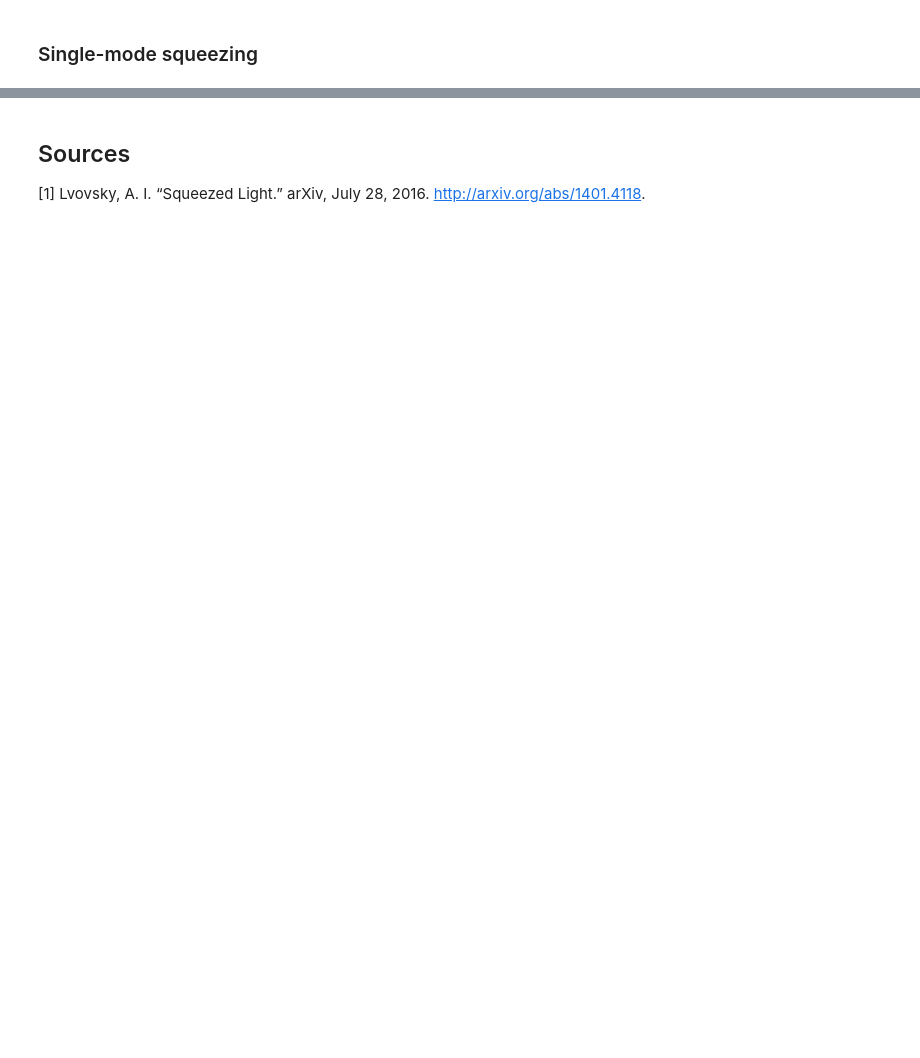
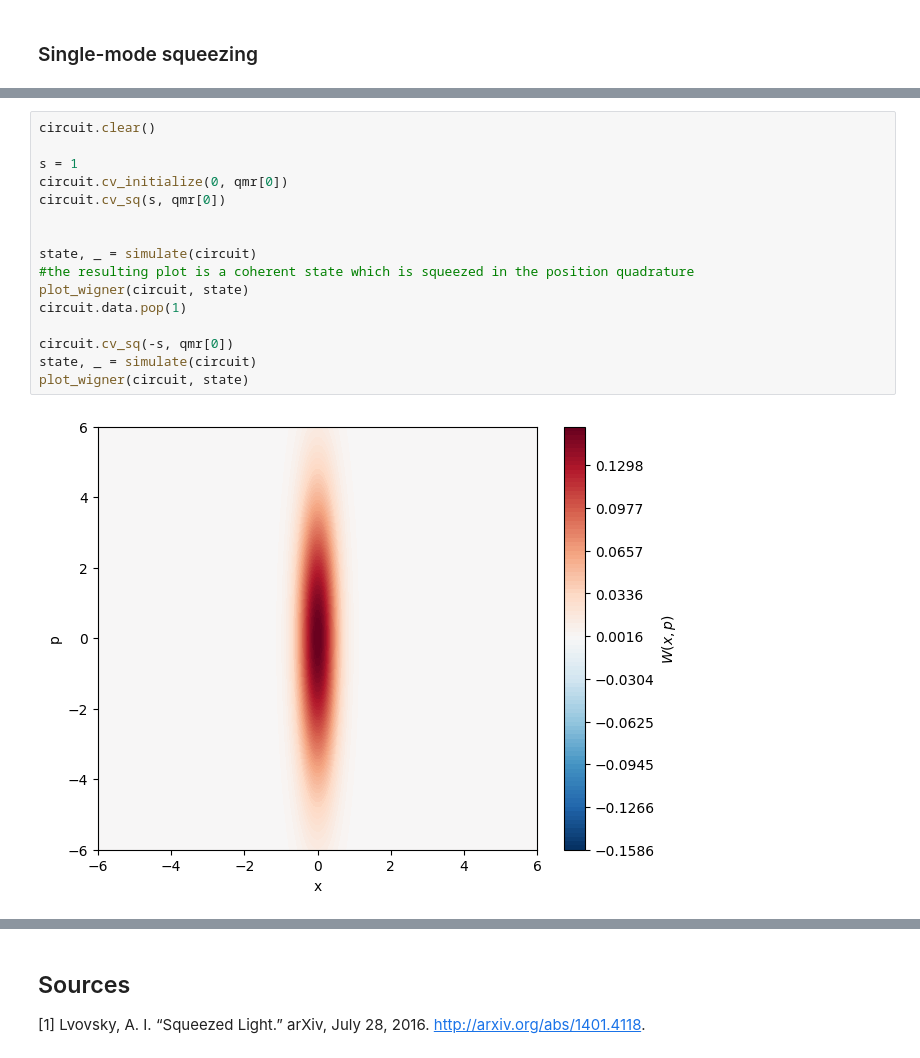
Before and after one commit to benmcdonough20/bosonic-qiskit-tutorials, a Jupyter notebook: bosonic_qiskit_textbook/5. gates.ipynb, the cells around one changed output, grey strips where cells are left out. Drawn from its saved outputs; the diff is of its cells as text; blank space fills up the shorter version.

```diff
--- a/bosonic_qiskit_textbook/5. gates.ipynb
+++ b/bosonic_qiskit_textbook/5. gates.ipynb
@@ -121,0 +170,18 @@ This shows that applying the squeezing operator to a state compresses the varian
+# %%
+circuit.clear()
+
+s = 1
+circuit.cv_initialize(0, qmr[0])
+circuit.cv_sq(s, qmr[0])
+
+
+state, _ = simulate(circuit)
+#the resulting plot is a coherent state which is squeezed in the position quadrature
+plot_wigner(circuit, state)
+circuit.data.pop(1)
+
+circuit.cv_sq(-s, qmr[0])
+state, _ = simulate(circuit)
+plot_wigner(circuit, state)
+# %% [output]
+[figure, added]
```
Also changed, not shown: parts of 20 cells of this notebook, 1 other file.
